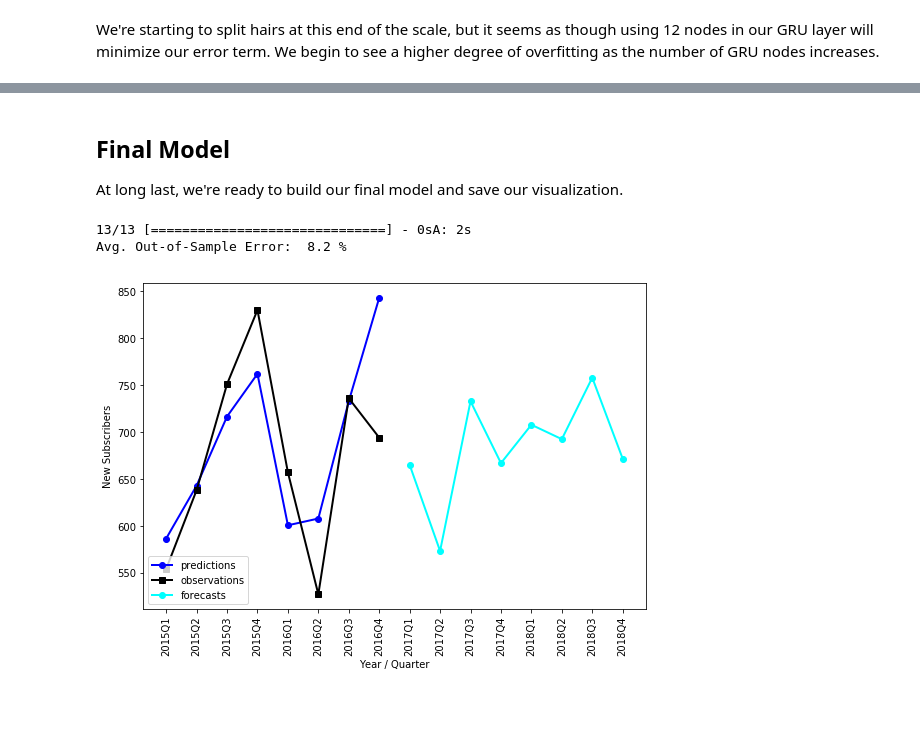
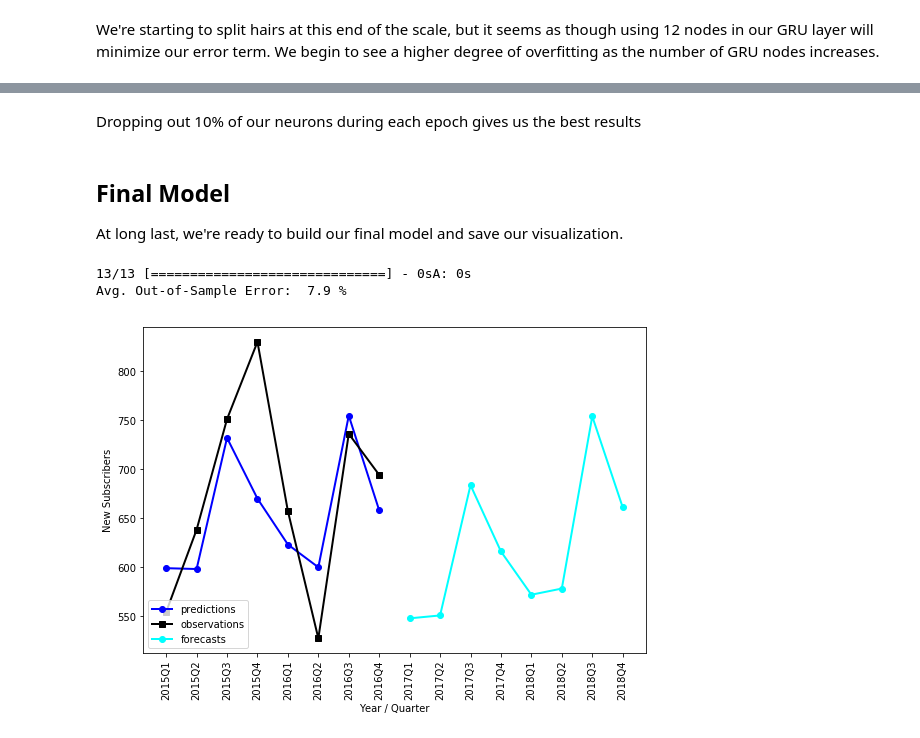
Before and after one commit to ntlind/tensorflow-gru-example, a Jupyter notebook: 2. Optimizing Parameters & Forecasting Dish Subscribers.ipynb, the cells around one changed output, grey strips where cells are left out. Saved outputs shown, nothing was run; the diff lists cells and outputs as text; code cells hidden in the pictures; blank space fills up the shorter version.

Commit message:
change activation functions and add dropout

```diff
--- a/2. Optimizing Parameters & Forecasting Dish Subscribers.ipynb
+++ b/2. Optimizing Parameters & Forecasting Dish Subscribers.ipynb
@@ -38,6 +38,10 @@ def run_GRU(trainingsize = 80,
              horiz = 8,
              yweight = .3,
              n_epoch = 5000,
+             optimizer = 'adam',
+             activation = 'elu',
+             recurrent_activation = 'elu',
+             dropout = .2,
              verbose = False,
              save_figure = False): # Name of .xlsx sheetp
 
@@ -130,19 +134,19 @@ def run_GRU(trainingsize = 80,
 
    # Create baseline ("main") GRU network
     main_in = Input(shape = (ylag_mat_train.shape[1], 1), dtype = 'float32', name = 'main_in') # Initialize input layer and define data shape
-    main_gru = GRU(return_sequences = False, activation = 'tanh', units = GRUnodes, recurrent_activation = 'hard_sigmoid')(main_in) # Creates GRU with pre-defined number of nodes using tanh activation function
+    main_gru = GRU(return_sequences = False, activation = activation, units = GRUnodes, recurrent_activation = recurrent_activation, dropout = dropout)(main_in) # Creates GRU with pre-defined number of nodes using tanh activation function
     main_out = Dense(horiz, activation = 'linear', name = 'main_out')(main_gru) # Implements the operation without any activation being applied (i.e., linear)
 
     # Create separate GRU network for both exogenous and endogenous metrics
     exo_in = Input(shape = (x_mat_train.shape[1], x_mat_train.shape[2]), dtype = 'float32', name = 'exo_in') # Shapes the input using the number of rows (2) and columns (7) in the array
-    exo_gru = GRU(return_sequences = False, activation = 'tanh', units = GRUnodes, recurrent_activation = 'hard_sigmoid')(exo_in)
+    exo_gru = GRU(return_sequences = False, activation = activation, units = GRUnodes, recurrent_activation = recurrent_activation, dropout = dropout)(exo_in)
     exo_out = Dense(horiz, activation = 'linear', name = 'exo_out')(exo_gru)
 
     # Merge the two GRU layers
     merged_layers = concatenate([main_gru, exo_gru])
 
     # Create a dense layer for all merged data elements
-    combo_out = Dense(horiz, activation = 'sigmoid', name = 'combo_out')(merged_layers)
+    combo_out = Dense(horiz, activation = activation, name = 'combo_out')(merged_layers)
 
     # Define final model input / output flows; compile parameters
     xyweight = 1 - yweight
@@ -415,9 +454,11 @@ We're starting to split hairs at this end of the scale, but it seems as though u
+# %% [markdown]
+Dropping out 10% of our neurons during each epoch gives us the best results
 # %% [markdown]
 ## Final Model
 At long last, we're ready to build our final model and save our visualization.
 # %%
-run_GRU(trainingsize = 80, span = 7, horiz = 8, yweight = .2, n_epoch = 5000, GRUnodes = 12, shuffle = False, save_figure = True)
+run_GRU(trainingsize = 80, span = 7, horiz = 8, yweight = .2, n_epoch = 5000, GRUnodes = 12, shuffle = False, dropout = .10, activation = 'elu', recurrent_activation = 'elu', save_figure = True)
 # %% [output]
-13/13 [==============================] - 0sA: 2s
-Avg. Out-of-Sample Error:  8.2 %
+13/13 [==============================] - 0sA: 0s
+Avg. Out-of-Sample Error:  7.9 %
-[figure, old version]
+[figure, new version]
```
Also changed, not shown: parts of 2 cells of this notebook.
